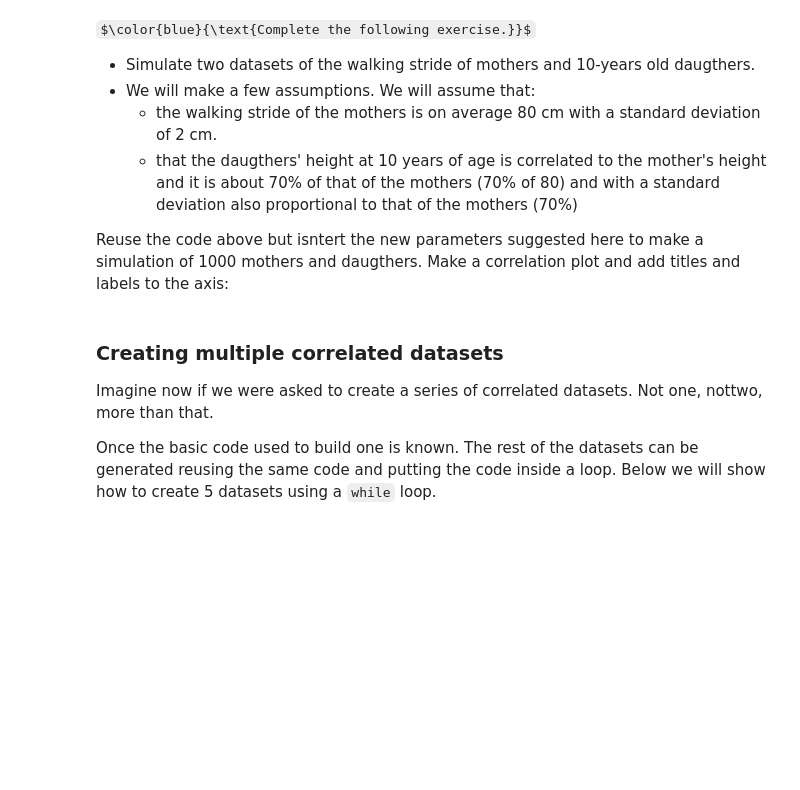
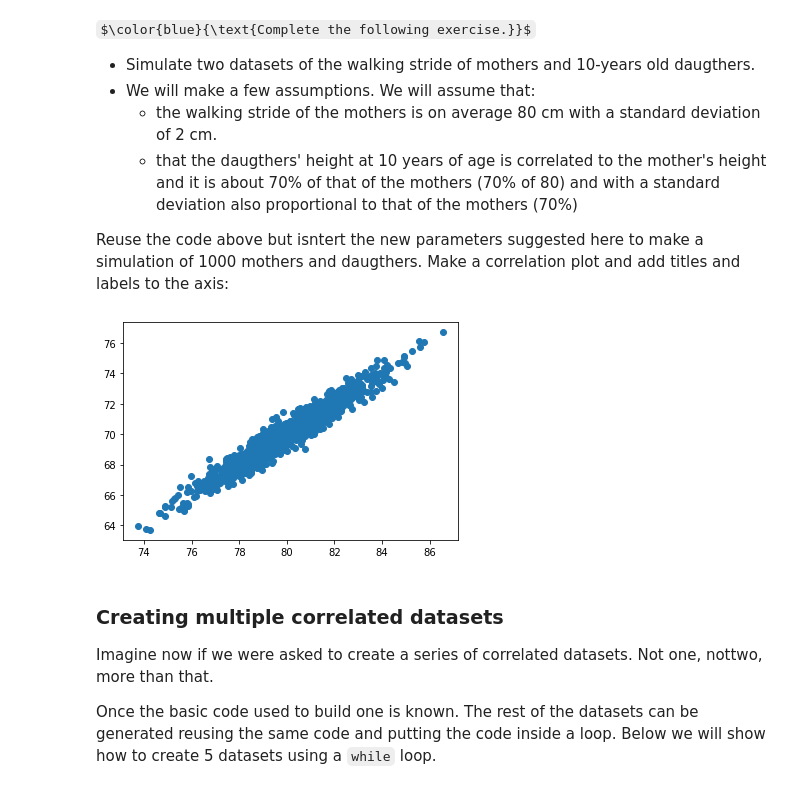
Before and after one commit to sanyakotian/PythonTutorials, a Jupyter notebook: tutorial013-Numpy-Advanced-GeneratingData.ipynb, the cells around one changed output. Saved outputs shown, nothing was run; the diff lists cells and outputs as text; code cells hidden in the pictures; some formulas as TeX source; blank space fills up the shorter version.

```diff
--- a/tutorial013-Numpy-Advanced-GeneratingData.ipynb
+++ b/tutorial013-Numpy-Advanced-GeneratingData.ipynb
@@ -359,6 +478,18 @@ $\color{blue}{\text{Complete the following exercise.}}$
     - that the daugthers' height at 10 years of age is correlated to the mother's height and it is about 70% of that of the mothers (70% of 80) and with a standard deviation also proportional to that of the mothers (70%)
 
 Reuse the code above but isntert the new parameters suggested here to make a simulation of 1000 mothers and daugthers. Make a correlation plot and add titles and labels to the axis:
+# %%
+m  = 1000
+mu = 80
+sd = 2
+x  = mu + sd*np.random.randn(m,1) #(m,1) is the shape of the dataset
+
+err = np.random.randn(m,1)
+err = err*0.5
+y = (x + err) - 10 # Let's assume the wives are 10 cm shorter than the presidents
+a = plt.scatter(x, y)
+# %% [output]
+[figure, added]
 # %% [markdown]
 ### Creating multiple correlated datasets
 
```
Also changed, not shown: parts of 38 cells of this notebook, 2 other files.
